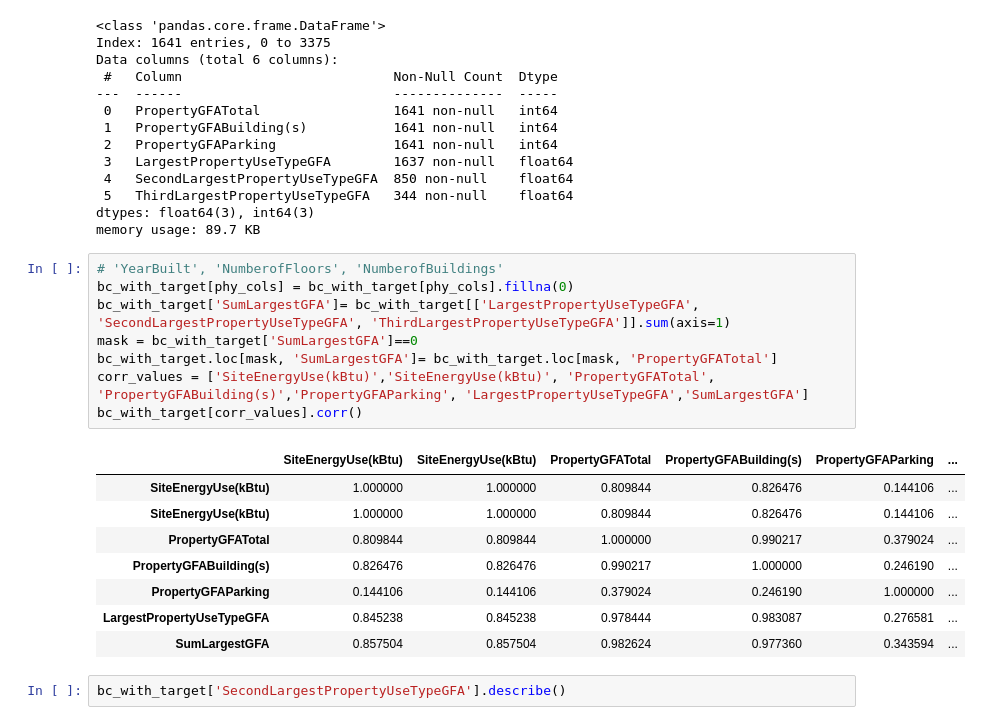
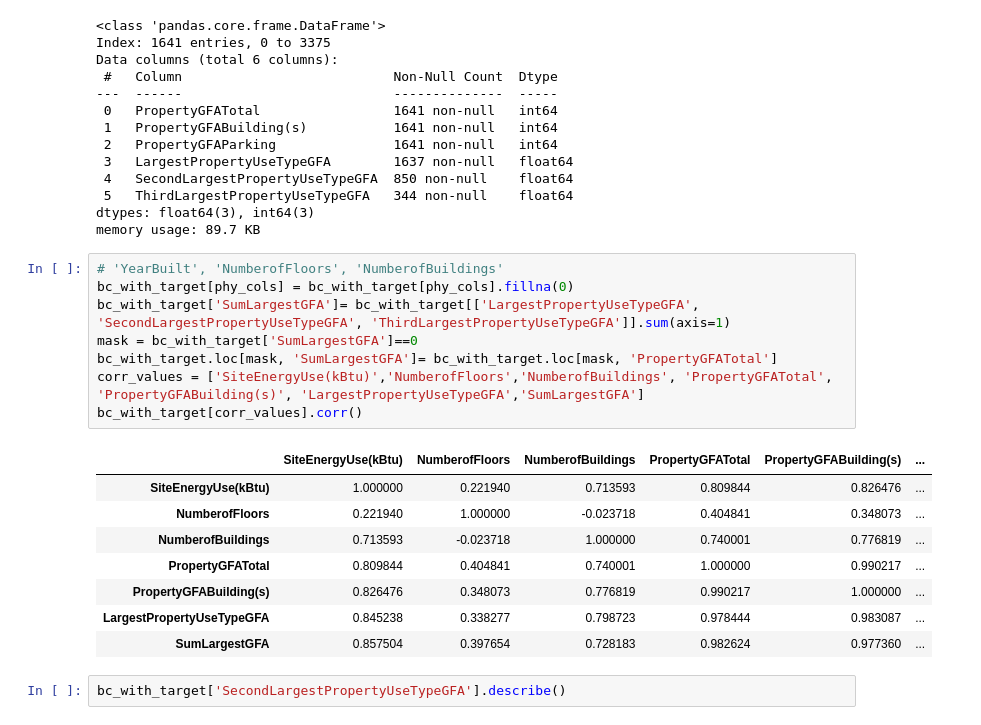
Before and after one commit to day811/OCDE-P6, a Jupyter notebook: modelistation_supervisee_EDA.ipynb, the cells around one changed output. Cells and saved outputs as stored; diff of their text form.

```diff
--- a/modelistation_supervisee_EDA.ipynb
+++ b/modelistation_supervisee_EDA.ipynb
@@ -367,20 +379,20 @@ memory usage: 89.7 KB
 # %%
 # 'YearBuilt', 'NumberofFloors', 'NumberofBuildings'
 bc_with_target[phy_cols] = bc_with_target[phy_cols].fillna(0)
 bc_with_target['SumLargestGFA']= bc_with_target[['LargestPropertyUseTypeGFA', 'SecondLargestPropertyUseTypeGFA', 'ThirdLargestPropertyUseTypeGFA']].sum(axis=1)
 mask = bc_with_target['SumLargestGFA']==0
 bc_with_target.loc[mask, 'SumLargestGFA']= bc_with_target.loc[mask, 'PropertyGFATotal']
-corr_values = ['SiteEnergyUse(kBtu)','SiteEnergyUse(kBtu)', 'PropertyGFATotal', 'PropertyGFABuilding(s)','PropertyGFAParking', 'LargestPropertyUseTypeGFA','SumLargestGFA']
+corr_values = ['SiteEnergyUse(kBtu)','NumberofFloors','NumberofBuildings', 'PropertyGFATotal', 'PropertyGFABuilding(s)', 'LargestPropertyUseTypeGFA','SumLargestGFA']
 bc_with_target[corr_values].corr()
 # %% [output]
-|  | SiteEnergyUse(kBtu) | SiteEnergyUse(kBtu) | PropertyGFATotal | PropertyGFABuilding(s) | PropertyGFAParking | ... |
-| SiteEnergyUse(kBtu) | 1.000000 | 1.000000 | 0.809844 | 0.826476 | 0.144106 | ... |
-| SiteEnergyUse(kBtu) | 1.000000 | 1.000000 | 0.809844 | 0.826476 | 0.144106 | ... |
-| PropertyGFATotal | 0.809844 | 0.809844 | 1.000000 | 0.990217 | 0.379024 | ... |
-| PropertyGFABuilding(s) | 0.826476 | 0.826476 | 0.990217 | 1.000000 | 0.246190 | ... |
-| PropertyGFAParking | 0.144106 | 0.144106 | 0.379024 | 0.246190 | 1.000000 | ... |
-| LargestPropertyUseTypeGFA | 0.845238 | 0.845238 | 0.978444 | 0.983087 | 0.276581 | ... |
-| SumLargestGFA | 0.857504 | 0.857504 | 0.982624 | 0.977360 | 0.343594 | ... |
+|  | SiteEnergyUse(kBtu) | NumberofFloors | NumberofBuildings | PropertyGFATotal | PropertyGFABuilding(s) | ... |
+| SiteEnergyUse(kBtu) | 1.000000 | 0.221940 | 0.713593 | 0.809844 | 0.826476 | ... |
+| NumberofFloors | 0.221940 | 1.000000 | -0.023718 | 0.404841 | 0.348073 | ... |
+| NumberofBuildings | 0.713593 | -0.023718 | 1.000000 | 0.740001 | 0.776819 | ... |
+| PropertyGFATotal | 0.809844 | 0.404841 | 0.740001 | 1.000000 | 0.990217 | ... |
+| PropertyGFABuilding(s) | 0.826476 | 0.348073 | 0.776819 | 0.990217 | 1.000000 | ... |
+| LargestPropertyUseTypeGFA | 0.845238 | 0.338277 | 0.798723 | 0.978444 | 0.983087 | ... |
+| SumLargestGFA | 0.857504 | 0.397654 | 0.728183 | 0.982624 | 0.977360 | ... |
 # %%
 bc_with_target['SecondLargestPropertyUseTypeGFA'].describe()
 # %% [output]
```
Also changed, not shown: parts of 5 cells of this notebook.
